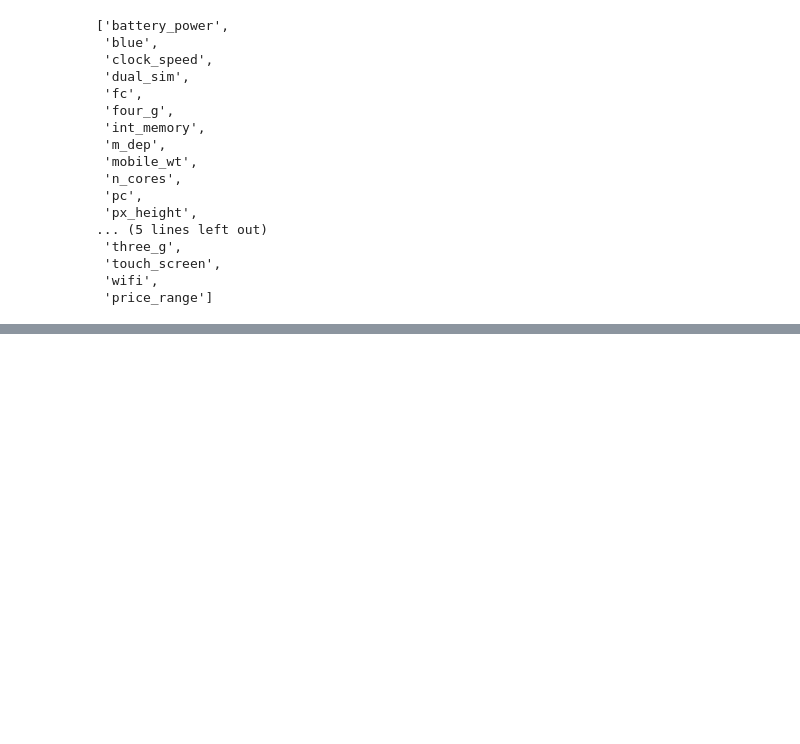
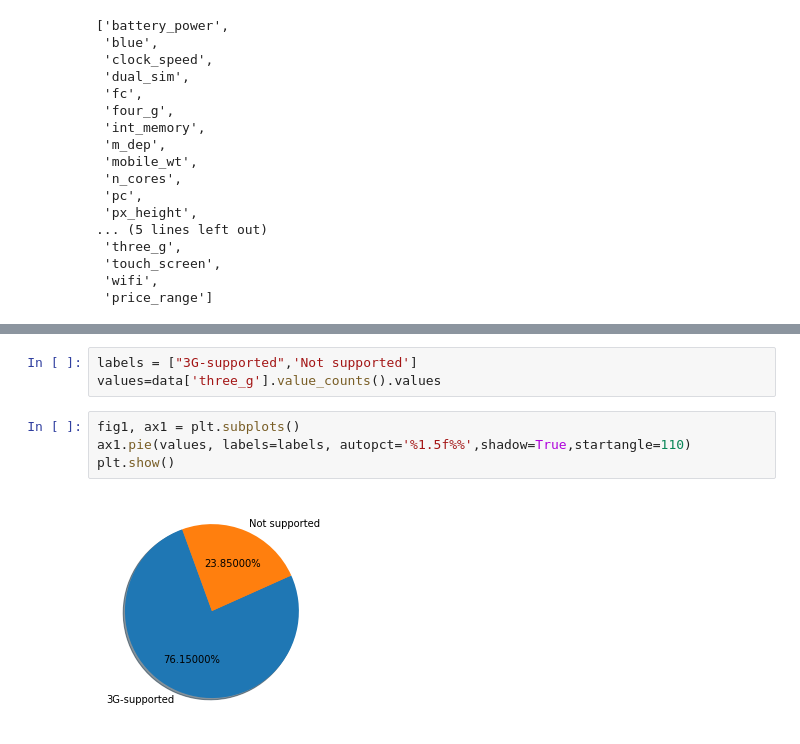
Before and after one commit to RohanAG2806/Mobile-Price-Range-Prediction, a Jupyter notebook: Mobile_price_range_prediction_capstone_project.ipynb, the cells around one changed output, grey strips where cells are left out. Cells and saved outputs as stored; diff of their text form; blank space fills up the shorter version.

```diff
--- a/Mobile_price_range_prediction_capstone_project.ipynb
+++ b/Mobile_price_range_prediction_capstone_project.ipynb
@@ -189,0 +215,9 @@ dist_column
+# %%
+labels = ["3G-supported",'Not supported']
+values=data['three_g'].value_counts().values
+# %%
+fig1, ax1 = plt.subplots()
+ax1.pie(values, labels=labels, autopct='%1.5f%%',shadow=True,startangle=110)
+plt.show()
+# %% [output]
+[figure, added]
```
Also changed, not shown: parts of 71 cells of this notebook.
